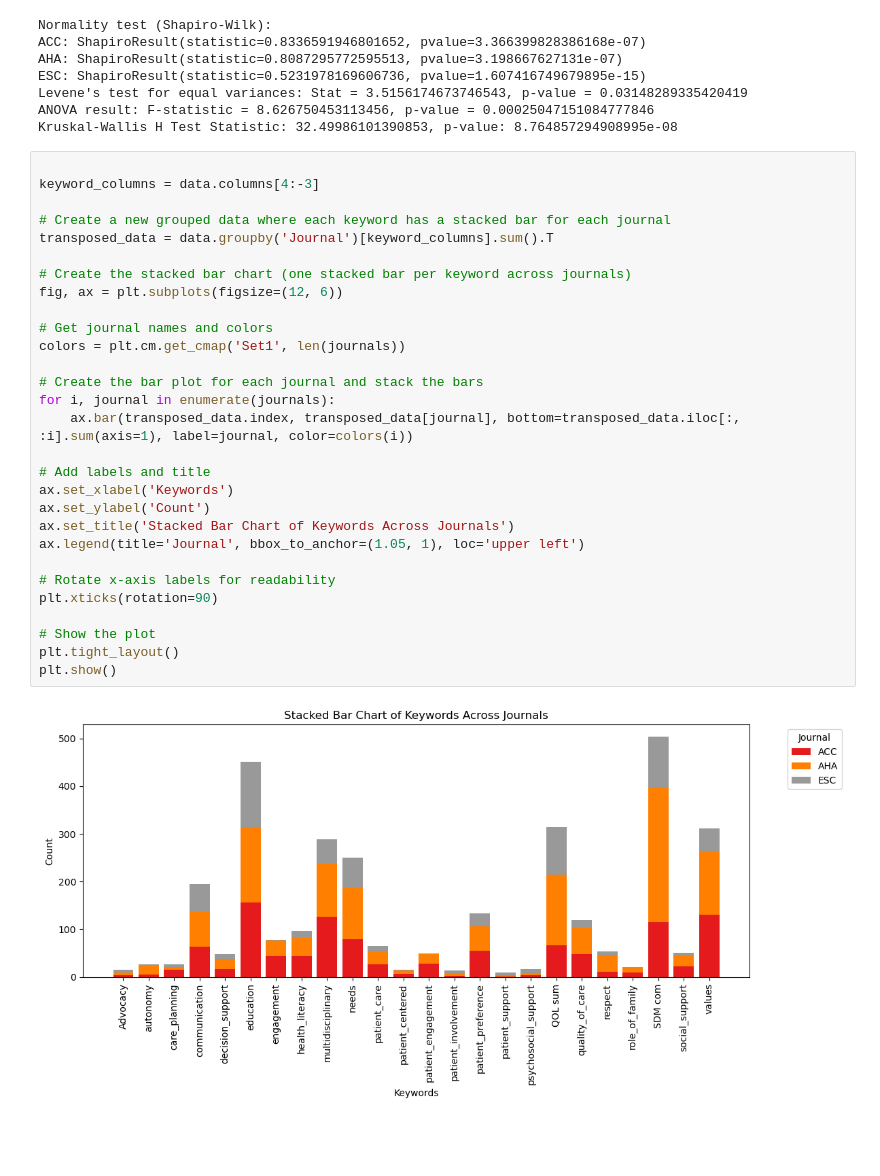
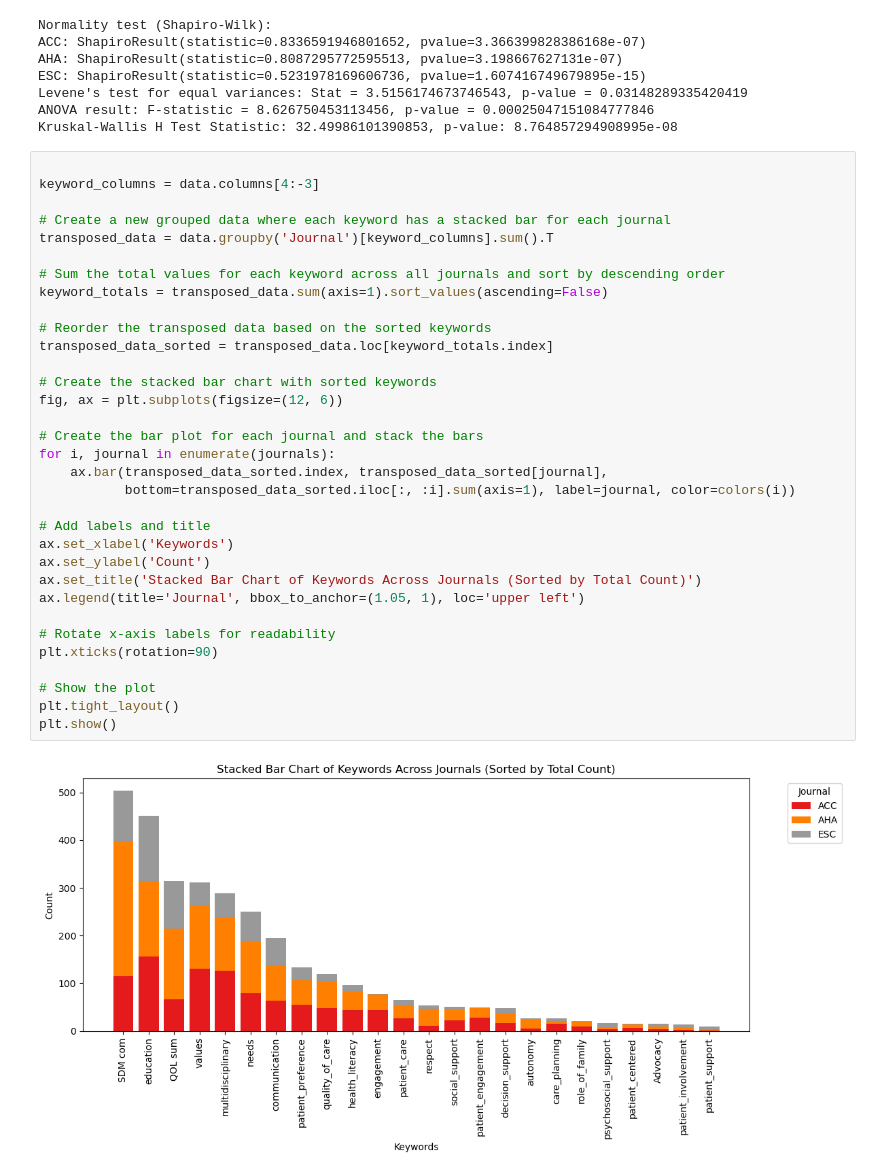
Before and after one commit to Louphi/Med-Journal-ANOVA, a Jupyter notebook: analysis.ipynb, the cells around one changed output. Saved outputs shown, nothing was run; the diff lists cells and outputs as text; blank space fills up the shorter version.

Commit message:
[FIX] - Rank word count

```diff
--- a/analysis.ipynb
+++ b/analysis.ipynb
@@ -107,31 +107,35 @@ Kruskal-Wallis H Test Statistic: 32.49986101390853, p-value: 8.764857294908995e-
 # %%
 
 keyword_columns = data.columns[4:-3]
 
 # Create a new grouped data where each keyword has a stacked bar for each journal
 transposed_data = data.groupby('Journal')[keyword_columns].sum().T
 
-# Create the stacked bar chart (one stacked bar per keyword across journals)
+# Sum the total values for each keyword across all journals and sort by descending order
+keyword_totals = transposed_data.sum(axis=1).sort_values(ascending=False)
+
+# Reorder the transposed data based on the sorted keywords
+transposed_data_sorted = transposed_data.loc[keyword_totals.index]
+
+# Create the stacked bar chart with sorted keywords
 fig, ax = plt.subplots(figsize=(12, 6))
-
-# Get journal names and colors
-colors = plt.cm.get_cmap('Set1', len(journals))
 
 # Create the bar plot for each journal and stack the bars
 for i, journal in enumerate(journals):
-    ax.bar(transposed_data.index, transposed_data[journal], bottom=transposed_data.iloc[:, :i].sum(axis=1), label=journal, color=colors(i))
+    ax.bar(transposed_data_sorted.index, transposed_data_sorted[journal],
+           bottom=transposed_data_sorted.iloc[:, :i].sum(axis=1), label=journal, color=colors(i))
 
 # Add labels and title
 ax.set_xlabel('Keywords')
 ax.set_ylabel('Count')
-ax.set_title('Stacked Bar Chart of Keywords Across Journals')
+ax.set_title('Stacked Bar Chart of Keywords Across Journals (Sorted by Total Count)')
 ax.legend(title='Journal', bbox_to_anchor=(1.05, 1), loc='upper left')
 
 # Rotate x-axis labels for readability
 plt.xticks(rotation=90)
 
 # Show the plot
 plt.tight_layout()
 plt.show()
 # %% [output]
-[figure, old version]
+[figure, new version]
```
